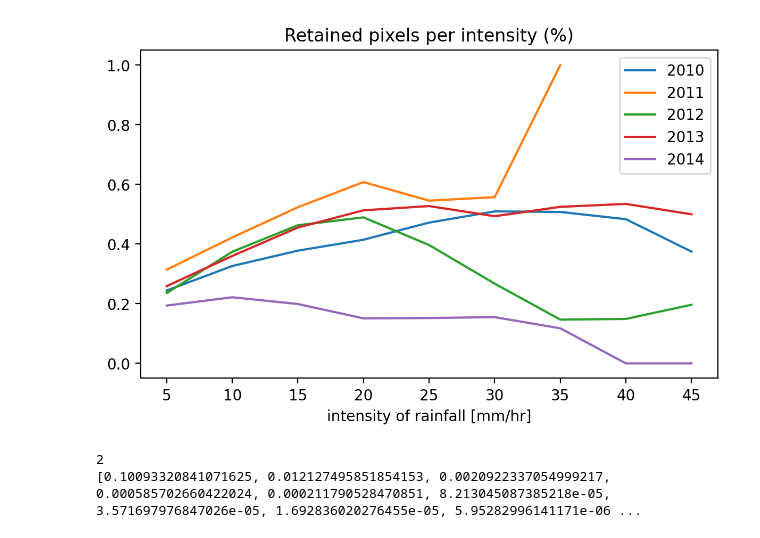
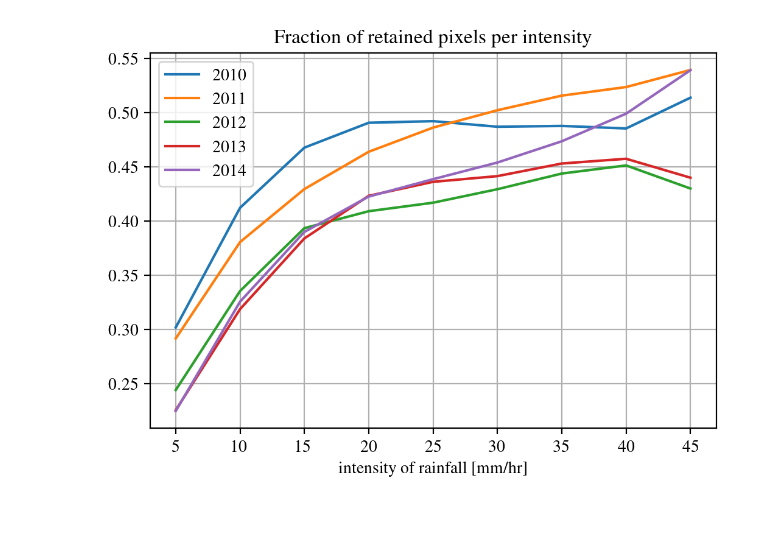
Before and after one commit to JawairiaAA/Africa_cores, a Jupyter notebook: Analyze_multiyear_core_IMERG.ipynb, the cells around one changed output. Drawn from its saved outputs; the diff is of its cells as text; code cells hidden in the pictures.

Commit message:
corrected plots

```diff
--- a/Analyze_multiyear_core_IMERG.ipynb
+++ b/Analyze_multiyear_core_IMERG.ipynb
@@ -14,50 +15,41 @@ import cartopy.feature as cf
 import pickle as pkl
 # %%
 # Define domain and time period
-start_lat = -30 #37
-end_lat = -17
-start_lon = 15 # -4#-18
-end_lon = 30
-start_year = '2010'
-start_month = '12'
-end_year = '2015'
-end_month = '02'
-start_day = '01'
-end_day = '28'
-
-
-# define a regular lat/lon grid close to MSG native resolution (0.04 deg)
-#reg_lat = np.arange(start_lat, end_lat, 0.04)
-#reg_lon = np.arange(start_lon, end_lon, 0.04)
+#south africa domain
+#start_lat,end_lat,start_lon,end_lon = -28,-7.5,17.5, 30
+# west africa domain
+#start_lat,end_lat,start_lon,end_lon = -10,10,8,20
+#end_lat = -7.5
+domain ='WA'
 # %%
-f = plt.figure(figsize=(7,4), dpi=200)
+f = plt.figure(figsize=(6,4), dpi=200)
 ax = f.add_subplot(111)
 plotdic = []
 strt = {}
+#line_styles = ['--','-.','-.','-.',':']
+rc('font',**{'family':'serif','serif':['Times']})
+rc('text', usetex=True)
 
 for dat in range(int(start_year),int(end_year),1):   #['3km LS, 3k weighting', '3km LS, nflics weighting',  '3km small, 3kweighting', '3km LS, 3k regridded, 3k weighting', '5k, nflics', '5k LS definition, nflics weighting','3k native rain', '3k regrid rain', '5k rain']:
-    strt[dat-2010]=pkl.load(open('stats/'+str(dat)+'_retained_pixels_SA.pkl', "rb"))
-    #for intens in range(5,50,5):
-     #   cc = calc_treshMissed(dat[0],dat[2],intens)
-    #    treached.append(cc)
+    strt[dat-2010]=pkl.load(open('stats/'+str(dat)+'_retained_pixels_'+domain+'.pkl', "rb"))
     plotdic.append((strt[dat-2010],str(dat)))
 
+i=0
 for pp in plotdic:
-    ax.plot(range(5,50,5), pp[0], label=pp[1])
+    ax.plot(range(5,50,5), pp[0], label=pp[1])#,linestyle=line_styles[i])
+    i = i+1
 
-ax.set_title("Retained pixels per intensity (%)")
+ax.set_title("Fraction of retained pixels per intensity")
 plt.xlabel('intensity of rainfall [mm/hr]')
+plt.grid()
 plt.legend()
 
-f.savefig('figures/retained_pixels_SA.jpg')
+f.savefig('figures/retained_pixels_'+domain+'.jpg')
 # %% [output]
-[figure, old version]
+[figure, new version]
 # %%
-data=pkl.load(open('stats/'+str(2010)+'_intensity.pkl', "rb"))
+#data=pkl.load(open('stats/'+str(2010)+'_intensity.pkl', "rb"))
 
-print(len(data))
-print(data[1])
+#print(len(data))
+#print(data[1])
-# %% [output]
-2
-[0.10093320841071625, 0.012127495851854153, 0.0020922337054999217, 0.000585702660422024, 0.000211790528470851, 8.213045087385218e-05, 3.571697976847026e-05, 1.692836020276455e-05, 5.95282996141171e-06 ...
 # %%
```
Also changed, not shown: parts of 2 cells of this notebook, 1 other file.
